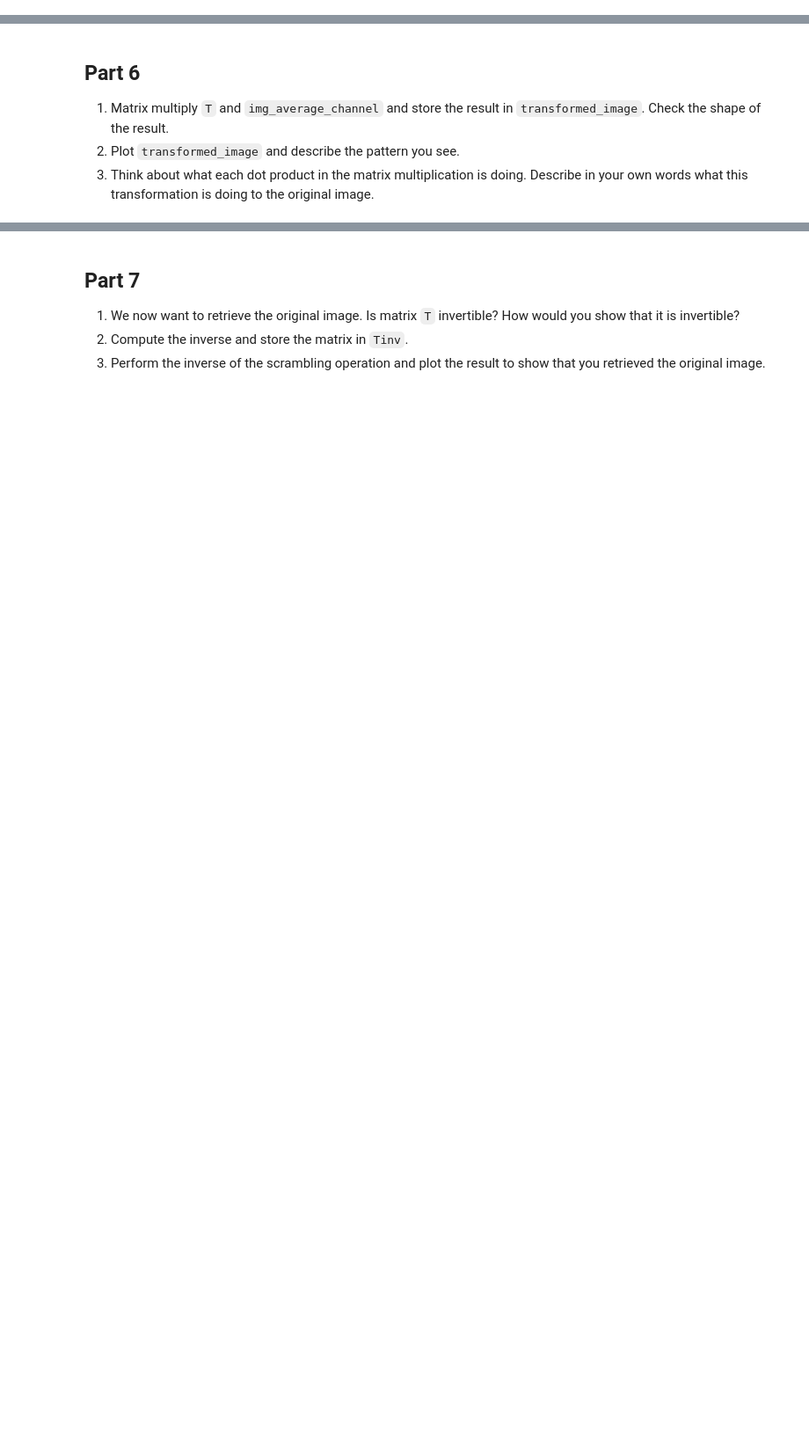
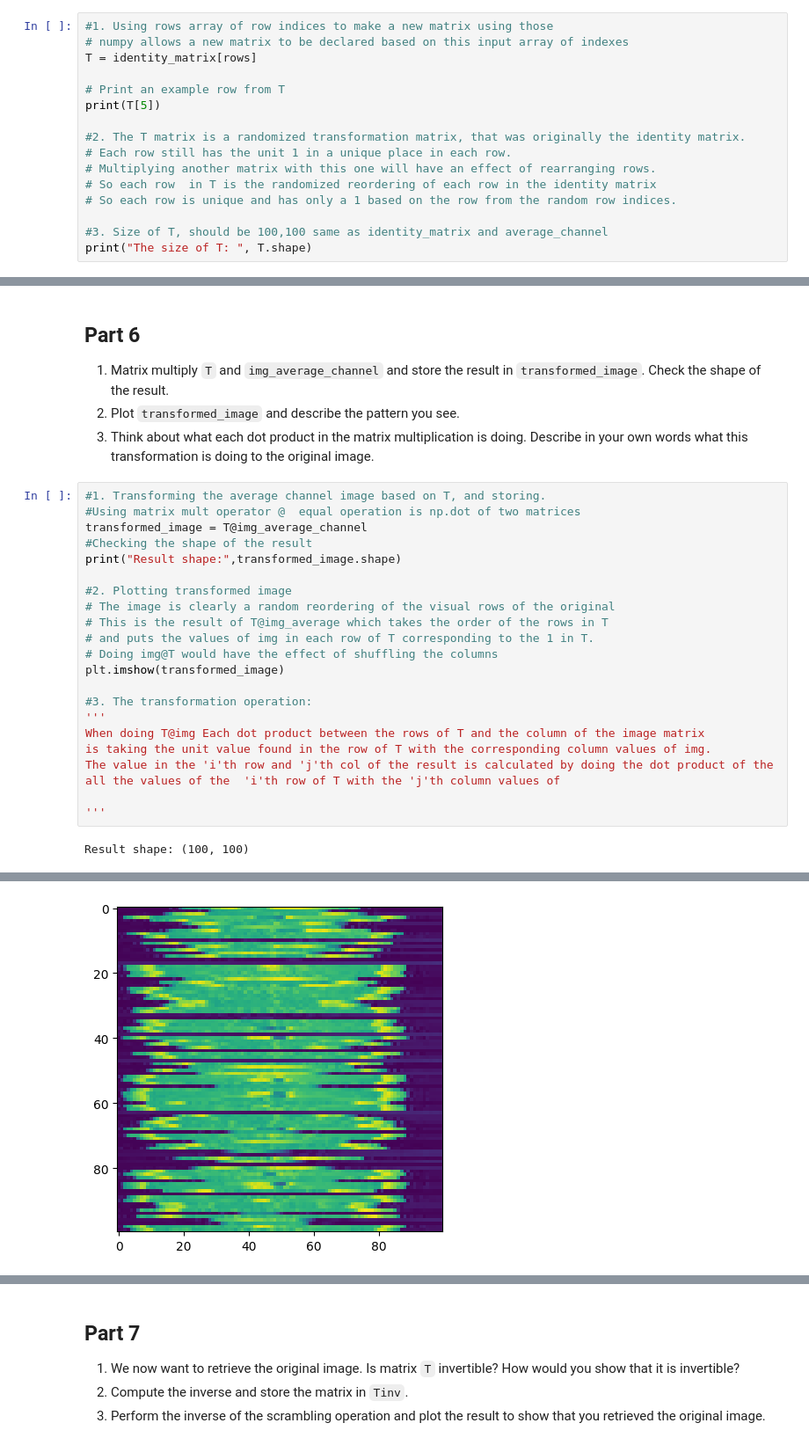
Before and after one commit to bryanl1/pattern-recognition, a Jupyter notebook: HW1/HW1.ipynb, the cells around one changed output, grey strips where cells are left out. Shown: that part at 88% size. Cells and saved outputs as stored; diff of their text form; blank space fills up the shorter version.

```diff
--- a/HW1/HW1.ipynb
+++ b/HW1/HW1.ipynb
@@ -85,3 +183,19 @@ We are going to use `identity_matrix` to scramble the rows and columns of `img_a
 1. Use your array of random row indices to create a new matrix `T` from `identity_matrix`. Overall, `T` has the same elements as `identity_matrix`, but the order of the rows of `T` should be according to the variable `rows`
 2. Take a moment to think about what we are doing here. Describe in your own words what matrix `T` is.
 3. Sanity check, print the shape of `T` and make sure it is the same size as `identity_matrix` and `img_average_channel`. If you need to,  reshape it to have the same size.
+# %%
+#1. Using rows array of row indices to make a new matrix using those
+# numpy allows a new matrix to be declared based on this input array of indexes
+T = identity_matrix[rows]
+
+# Print an example row from T
+print(T[5])
+
+#2. The T matrix is a randomized transformation matrix, that was originally the identity matrix.
+# Each row still has the unit 1 in a unique place in each row.
+# Multiplying another matrix with this one will have an effect of rearranging rows.
+# So each row  in T is the randomized reordering of each row in the identity matrix
+# So each row is unique and has only a 1 based on the row from the random row indices.
+
+#3. Size of T, should be 100,100 same as identity_matrix and average_channel
+print("The size of T: ", T.shape)
@@ -91,3 +212,27 @@ We are going to use `identity_matrix` to scramble the rows and columns of `img_a
 1. Matrix multiply `T` and `img_average_channel` and store the result in `transformed_image`. Check the shape of the result.
 2. Plot `transformed_image` and describe the pattern you see.
 3. Think about what each dot product in the matrix multiplication is doing. Describe in your own words what this transformation is doing to the original image.
+# %%
+#1. Transforming the average channel image based on T, and storing.
+#Using matrix mult operator @  equal operation is np.dot of two matrices
+transformed_image = T@img_average_channel
+#Checking the shape of the result
+print("Result shape:",transformed_image.shape)
+
+#2. Plotting transformed image
+# The image is clearly a random reordering of the visual rows of the original
+# This is the result of T@img_average which takes the order of the rows in T
+# and puts the values of img in each row of T corresponding to the 1 in T.
+# Doing img@T would have the effect of shuffling the columns
+plt.imshow(transformed_image)
+
+#3. The transformation operation:
+'''
+When doing T@img Each dot product between the rows of T and the column of the image matrix
+is taking the unit value found in the row of T with the corresponding column values of img.
+The value in the 'i'th row and 'j'th col of the result is calculated by doing the dot product of the
+all the values of the  'i'th row of T with the 'j'th column values of
+
+'''
+# %% [output]
+Result shape: (100, 100)
@@ -93,0 +240 @@ We are going to use `identity_matrix` to scramble the rows and columns of `img_a
+[figure, added]
```
Also changed, not shown: parts of 15 cells of this notebook, 1 other file.
